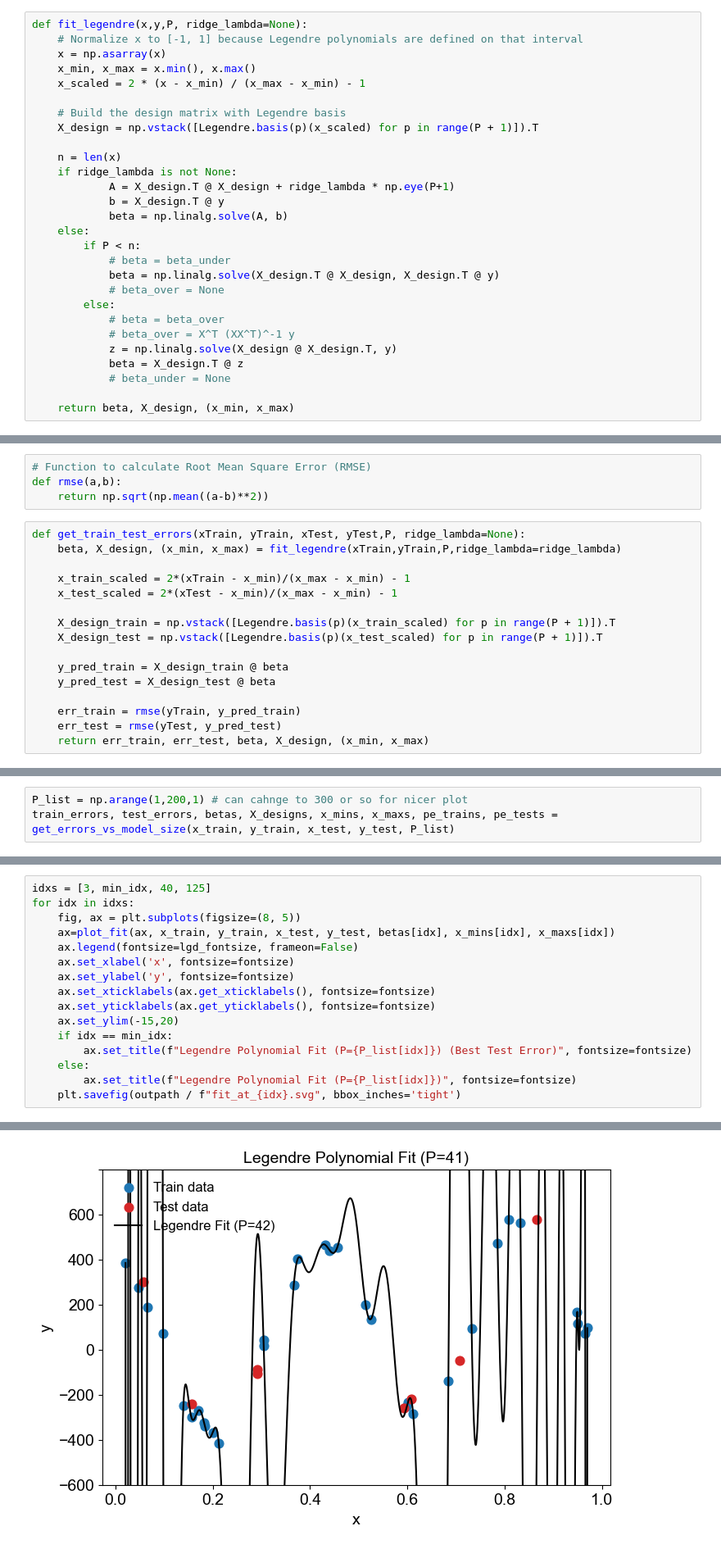
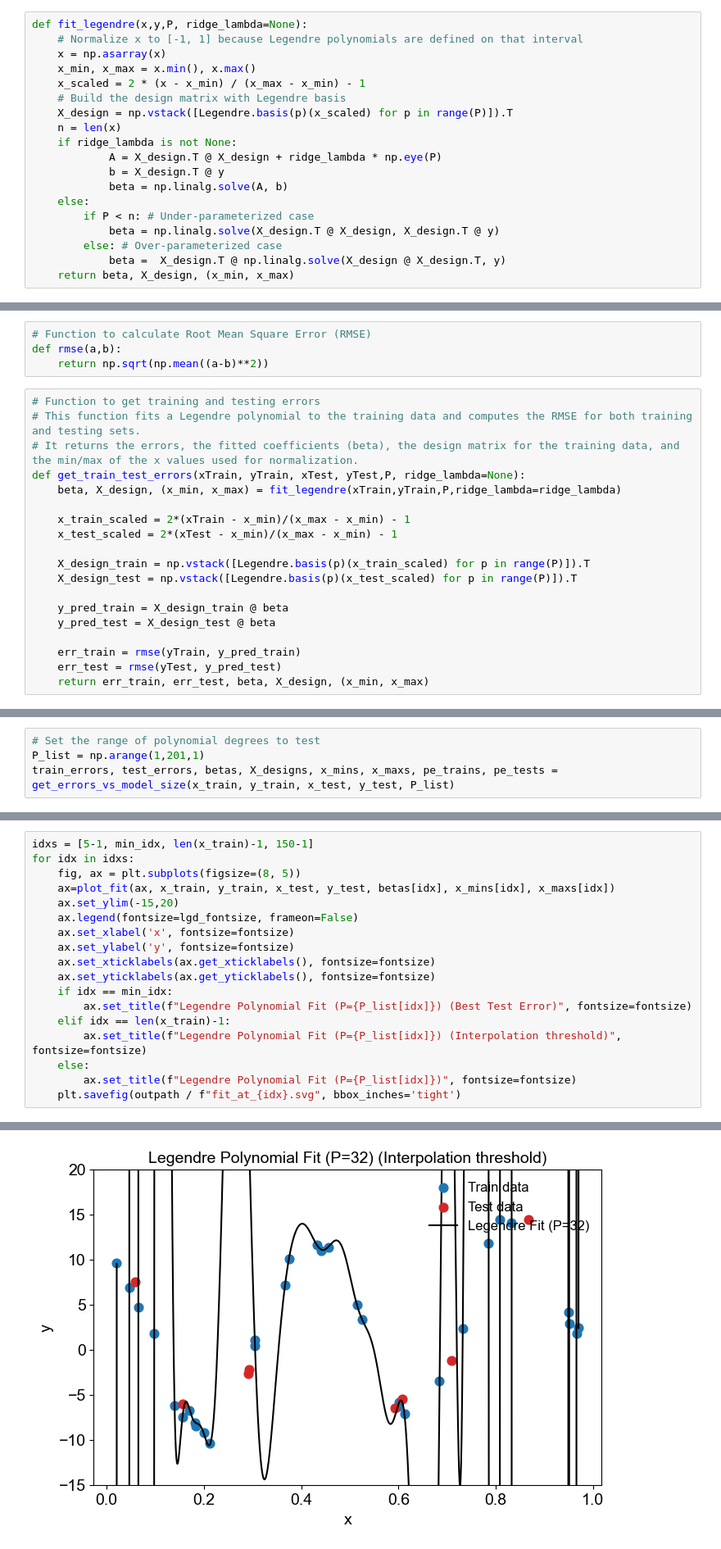
Before and after one commit to garyuppal/blog-code, a Jupyter notebook: double_descent_overview/example.ipynb, the cells around one changed output, grey strips where cells are left out. Shown at 82% size. Cells and saved outputs as stored; diff of their text form.

Commit message:
update code and add output figures

```diff
--- a/double_descent_overview/example.ipynb
+++ b/double_descent_overview/example.ipynb
@@ -88,27 +100,18 @@ def fit_legendre(x,y,P, ridge_lambda=None):
     x = np.asarray(x)
     x_min, x_max = x.min(), x.max()
     x_scaled = 2 * (x - x_min) / (x_max - x_min) - 1
-
     # Build the design matrix with Legendre basis
-    X_design = np.vstack([Legendre.basis(p)(x_scaled) for p in range(P + 1)]).T
-
+    X_design = np.vstack([Legendre.basis(p)(x_scaled) for p in range(P)]).T
     n = len(x)
     if ridge_lambda is not None:
-            A = X_design.T @ X_design + ridge_lambda * np.eye(P+1)
+            A = X_design.T @ X_design + ridge_lambda * np.eye(P)
             b = X_design.T @ y
             beta = np.linalg.solve(A, b)
     else:
-        if P < n:
-            # beta = beta_under
+        if P < n: # Under-parameterized case
             beta = np.linalg.solve(X_design.T @ X_design, X_design.T @ y)
-            # beta_over = None
-        else:
-            # beta = beta_over
-            # beta_over = X^T (XX^T)^-1 y
-            z = np.linalg.solve(X_design @ X_design.T, y)
-            beta = X_design.T @ z
-            # beta_under = None
-
+        else: # Over-parameterized case
+            beta =  X_design.T @ np.linalg.solve(X_design @ X_design.T, y)
     return beta, X_design, (x_min, x_max)
 # %%
 def plot_fit(ax, x_train, y_train, x_test, y_test, beta, xmin, xmax):
@@ -186,14 +134,17 @@ def plot_fit(ax, x_train, y_train, x_test, y_test, beta, xmin, xmax):
 def rmse(a,b):
     return np.sqrt(np.mean((a-b)**2))
 # %%
+# Function to get training and testing errors
+# This function fits a Legendre polynomial to the training data and computes the RMSE for both training and testing sets.
+# It returns the errors, the fitted coefficients (beta), the design matrix for the training data, and the min/max of the x values used for normalization.
 def get_train_test_errors(xTrain, yTrain, xTest, yTest,P, ridge_lambda=None):
     beta, X_design, (x_min, x_max) = fit_legendre(xTrain,yTrain,P,ridge_lambda=ridge_lambda)
 
     x_train_scaled = 2*(xTrain - x_min)/(x_max - x_min) - 1
     x_test_scaled = 2*(xTest - x_min)/(x_max - x_min) - 1
 
-    X_design_train = np.vstack([Legendre.basis(p)(x_train_scaled) for p in range(P + 1)]).T
-    X_design_test = np.vstack([Legendre.basis(p)(x_test_scaled) for p in range(P + 1)]).T
+    X_design_train = np.vstack([Legendre.basis(p)(x_train_scaled) for p in range(P)]).T
+    X_design_test = np.vstack([Legendre.basis(p)(x_test_scaled) for p in range(P)]).T
 
     y_pred_train = X_design_train @ beta
     y_pred_test = X_design_test @ beta
@@ -249,5 +207,6 @@ def get_errors_vs_model_size(xTrain, yTrain, xTest, yTest, P_list, ridge_lambda=
         pe_tests.append(pe_test)
     return train_errors, test_errors, betas, X_designs, x_mins, x_maxs, pe_trains, pe_tests
 # %%
-P_list = np.arange(1,200,1) # can cahnge to 300 or so for nicer plot
+# Set the range of polynomial degrees to test
+P_list = np.arange(1,201,1)
 train_errors, test_errors, betas, X_designs, x_mins, x_maxs, pe_trains, pe_tests = get_errors_vs_model_size(x_train, y_train, x_test, y_test, P_list)
@@ -292,16 +253,18 @@ print(test_errors[min_idx])
 # %%
-idxs = [3, min_idx, 40, 125]
+idxs = [5-1, min_idx, len(x_train)-1, 150-1]
 for idx in idxs:
     fig, ax = plt.subplots(figsize=(8, 5))
     ax=plot_fit(ax, x_train, y_train, x_test, y_test, betas[idx], x_mins[idx], x_maxs[idx])
+    ax.set_ylim(-15,20)
     ax.legend(fontsize=lgd_fontsize, frameon=False)
     ax.set_xlabel('x', fontsize=fontsize)
     ax.set_ylabel('y', fontsize=fontsize)
     ax.set_xticklabels(ax.get_xticklabels(), fontsize=fontsize)
     ax.set_yticklabels(ax.get_yticklabels(), fontsize=fontsize)
-    ax.set_ylim(-15,20)
     if idx == min_idx:
         ax.set_title(f"Legendre Polynomial Fit (P={P_list[idx]}) (Best Test Error)", fontsize=fontsize)
+    elif idx == len(x_train)-1:
+        ax.set_title(f"Legendre Polynomial Fit (P={P_list[idx]}) (Interpolation threshold)", fontsize=fontsize)
     else:
         ax.set_title(f"Legendre Polynomial Fit (P={P_list[idx]})", fontsize=fontsize)
     plt.savefig(outpath / f"fit_at_{idx}.svg", bbox_inches='tight')
@@ -311 +274 @@ for idx in idxs:
-[figure, old version]
+[figure, new version]
```
Also changed, not shown: parts of 80 cells of this notebook, 8 other files.
